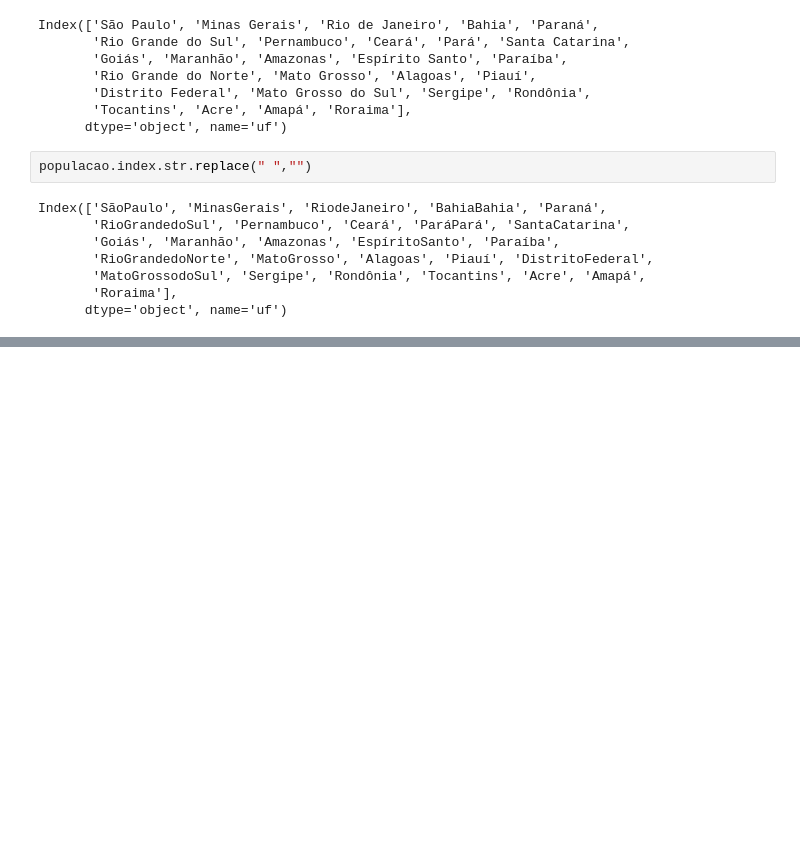
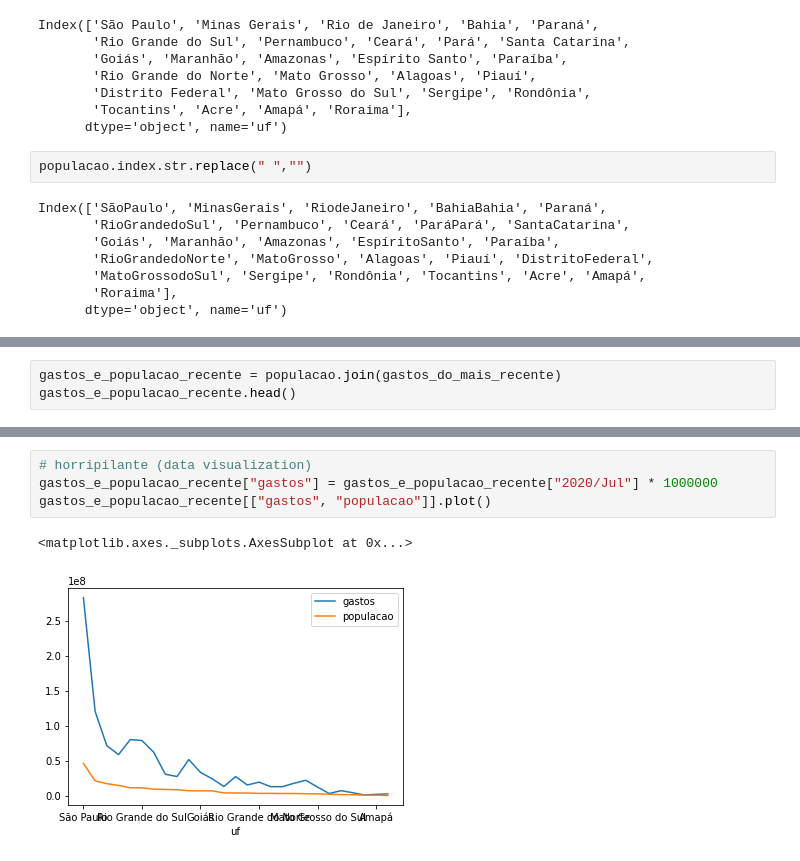
Before and after one commit to p3dr3nriqu3/boocamp_alura, a Jupyter notebook: Bootcamp_Datascience.ipynb, the cells around one changed output, grey strips where cells are left out. Drawn from its saved outputs; the diff is of its cells as text; blank space fills up the shorter version.

```diff
--- a/Bootcamp_Datascience.ipynb
+++ b/Bootcamp_Datascience.ipynb
@@ -635,0 +615,3 @@ populacao.join(gastos_do_mais_recente)
+# %%
+gastos_e_populacao_recente = populacao.join(gastos_do_mais_recente)
+gastos_e_populacao_recente.head()
@@ -635,0 +626,7 @@ populacao.join(gastos_do_mais_recente)
+# %%
+# horripilante (data visualization)
+gastos_e_populacao_recente["gastos"] = gastos_e_populacao_recente["2020/Jul"] * 1000000
+gastos_e_populacao_recente[["gastos", "populacao"]].plot()
+# %% [output]
+<matplotlib.axes._subplots.AxesSubplot at 0x...>
+[figure, added]
```
Also changed, not shown: parts of 10 cells of this notebook.
